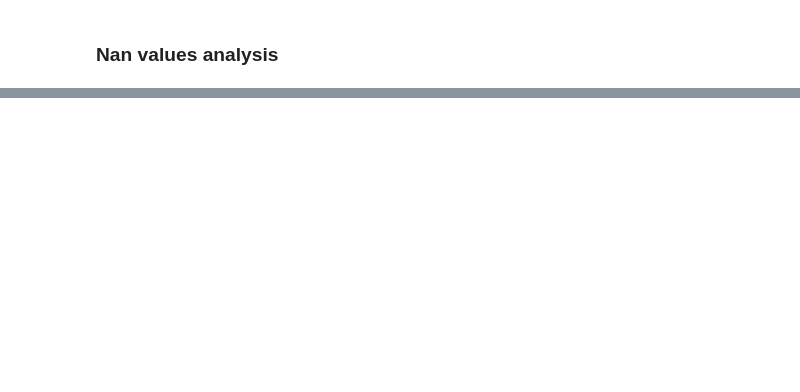
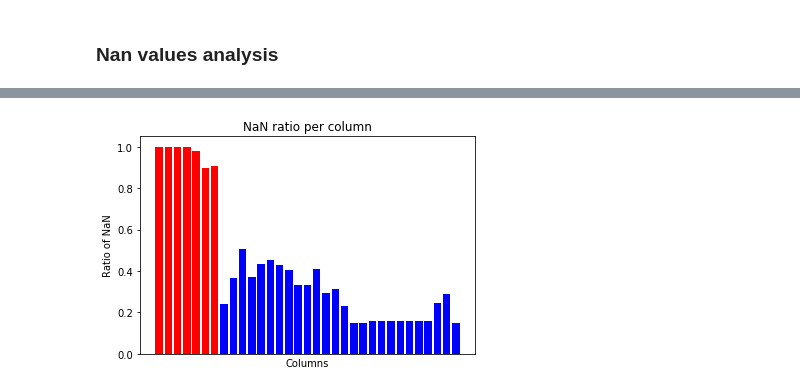
Before and after one commit to diogo-bastos/airbnb-lisbon-data-analysis, a Jupyter notebook: Airbnb-Lisbon-Data-Analysis.ipynb, the cells around one changed output, grey strips where cells are left out. Cells and saved outputs as stored; diff of their text form; code cells hidden in the pictures; blank space fills up the shorter version.

```diff
--- a/Airbnb-Lisbon-Data-Analysis.ipynb
+++ b/Airbnb-Lisbon-Data-Analysis.ipynb
@@ -81,0 +158,15 @@ plt.show()
+# %%
+mask0 = null_values_per_column > 0.05
+mask1 = null_values_per_column >= 0.6
+mask2 = null_values_per_column < 0.6
+
+plt.bar(null_values_per_column[mask0][mask1].index.values, null_values_per_column[mask0][mask1].values, color = 'red')
+plt.xticks([])
+plt.bar(null_values_per_column[mask0][mask2].index.values, null_values_per_column[mask0][mask2].values, color = 'blue')
+plt.xlabel('Columns')
+plt.ylabel('Ratio of NaN')
+plt.title('NaN ratio per column')
+plt.show()
+plt.close()
+# %% [output]
+[figure, added]
```
Also changed, not shown: parts of 14 cells of this notebook, 1 other file.
